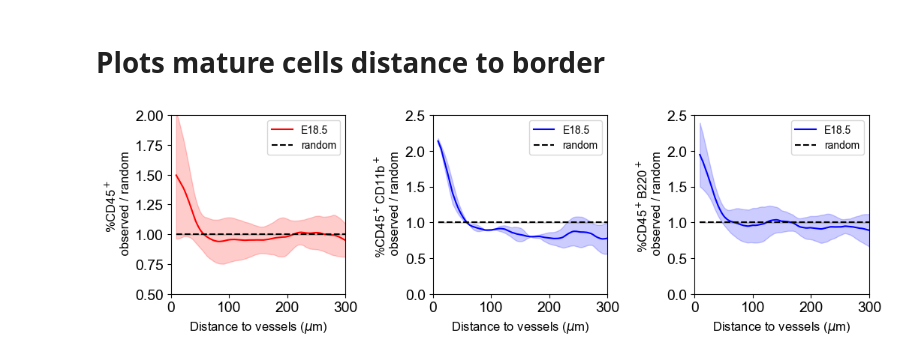
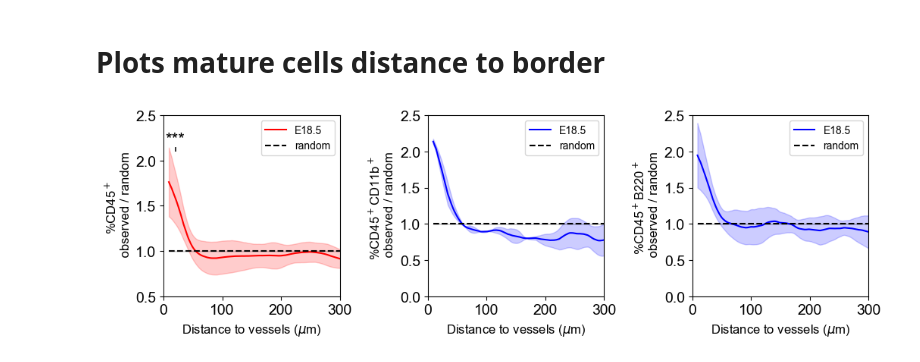
Before and after one commit to BaroudLab/Pyxidis, a Jupyter notebook: Notebooks/Code_figures/Fig_S5_dist_border_vessels_E18.ipynb, the cells around one changed output. Drawn from its saved outputs; the diff is of its cells as text; code cells hidden in the pictures.

```diff
--- a/Notebooks/Code_figures/Fig_S5_dist_border_vessels_E18.ipynb
+++ b/Notebooks/Code_figures/Fig_S5_dist_border_vessels_E18.ipynb
@@ -13,7 +13,7 @@ from scipy import stats
 # %% [markdown]
 # Load data progenitors / Normalization to random
 # %%
-All_data = pandas.read_csv('Z:\Marcia_Valentin\All\Data_and_code_paper\Data_Github\Data_figures/Distance_to_border_mature_E18.csv')
+All_data = pandas.read_csv('Data_figures/Distance_to_border_mature_E18.csv')
 # %%
 CD45_distance_border_random = All_data.loc[(All_data.cell_type == 'CD45+') & (All_data.type == 'random_data')]
 CD45_distance_border = All_data.loc[(All_data.cell_type == 'CD45+') & (All_data.type == 'observed_data')]
@@ -163,7 +165,7 @@ plt.show()
 # %% [markdown]
 # Load data progenitors / Normalization to random
 # %%
-All_data = pandas.read_csv('Z:\Marcia_Valentin\All\Data_and_code_paper\Data_Github\Data_figures/Distance_to_vessels_mature_E18.csv')
+All_data = pandas.read_csv('Data_figures/Distance_to_vessels_mature_E18.csv')
 # %%
 CD45_distance_vessels_random = All_data.loc[(All_data.cell_type == 'CD45+') & (All_data.type == 'random_data')]
 CD45_distance_vessels = All_data.loc[(All_data.cell_type == 'CD45+') & (All_data.type == 'observed_data')]
@@ -255,9 +257,24 @@ sns.lineplot(ax = ax1,
              color = 'k')
 ax1.set_ylabel('%CD45$^+$ \n observed / random', fontsize = 12, c = 'k')
 ax1.set_xlabel('Distance to vessels ($\mu$m)', fontsize = 12)
-ax1.set_ylim(0.5,2)
+ax1.set_ylim(0.5,2.5)
 ax1.set_xlim(0,300)
 
+add_stat_annotation(ax = ax1,
+                    x="r",
+                    y="mean_smooth_normalized",
+                    hue = 'type',
+                    data=CD45_distance_vessels_E18,
+                    fontsize = 16,
+                    box_pairs=[((20, 'E18.5'), (20, 'random'))],
+                    test='Mann-Whitney',
+                    comparisons_correction=None,
+                    line_offset_to_box=None,
+                    line_offset=None,
+                    text_format='star',
+                    loc='inside',
+                     linewidth=0.7,
+                    verbose=0)
 ax2 = fig.add_subplot(gs[0, 1])
 ax2.tick_params(axis='y', labelsize=14, colors='k')
 ax2.tick_params(axis='x', labelsize=14, colors='black')
@@ -282,31 +299,31 @@ ax2.set_ylabel('%CD45$^+$CD11b$^+$ \n observed / random', fontsize = 12, c = 'k'
 ax2.set_xlabel('Distance to vessels ($\mu$m)', fontsize = 12)
 ax2.set_ylim(0,2.5)
 ax2.set_xlim(0,300)
 
 ax3 = fig.add_subplot(gs[0, 2])
 ax3.tick_params(axis='y', labelsize=14, colors='k')
 ax3.tick_params(axis='x', labelsize=14, colors='black')
 sns.lineplot(ax = ax3,
              data = B220_distance_vessels_E18.loc[B220_distance_vessels_E18.type == 'E18.5'],
              x = 'r',
              y = 'mean_smooth_normalized',
              errorbar = 'sd',
              label = 'E18.5',
              color = 'blue')
 
 sns.lineplot(ax = ax3,
              data = B220_distance_vessels_E18.loc[B220_distance_vessels_E18.type == 'random'],
              x = 'r',
              y = 'mean_smooth_normalized',
              linestyle='--',
              errorbar = 'sd',
              label = 'random',
              color = 'k')
 ax3.set_ylabel('%CD45$^+$B220$^+$ \n observed / random', fontsize = 12, c = 'k')
 ax3.set_xlabel('Distance to vessels ($\mu$m)', fontsize = 12)
 ax3.set_ylim(0,2.5)
 ax3.set_xlim(0,300)
 
 plt.show()
 # %% [output]
-[figure, old version]
+[figure, new version]
```
Also changed, not shown: parts of 1 cell of this notebook.
